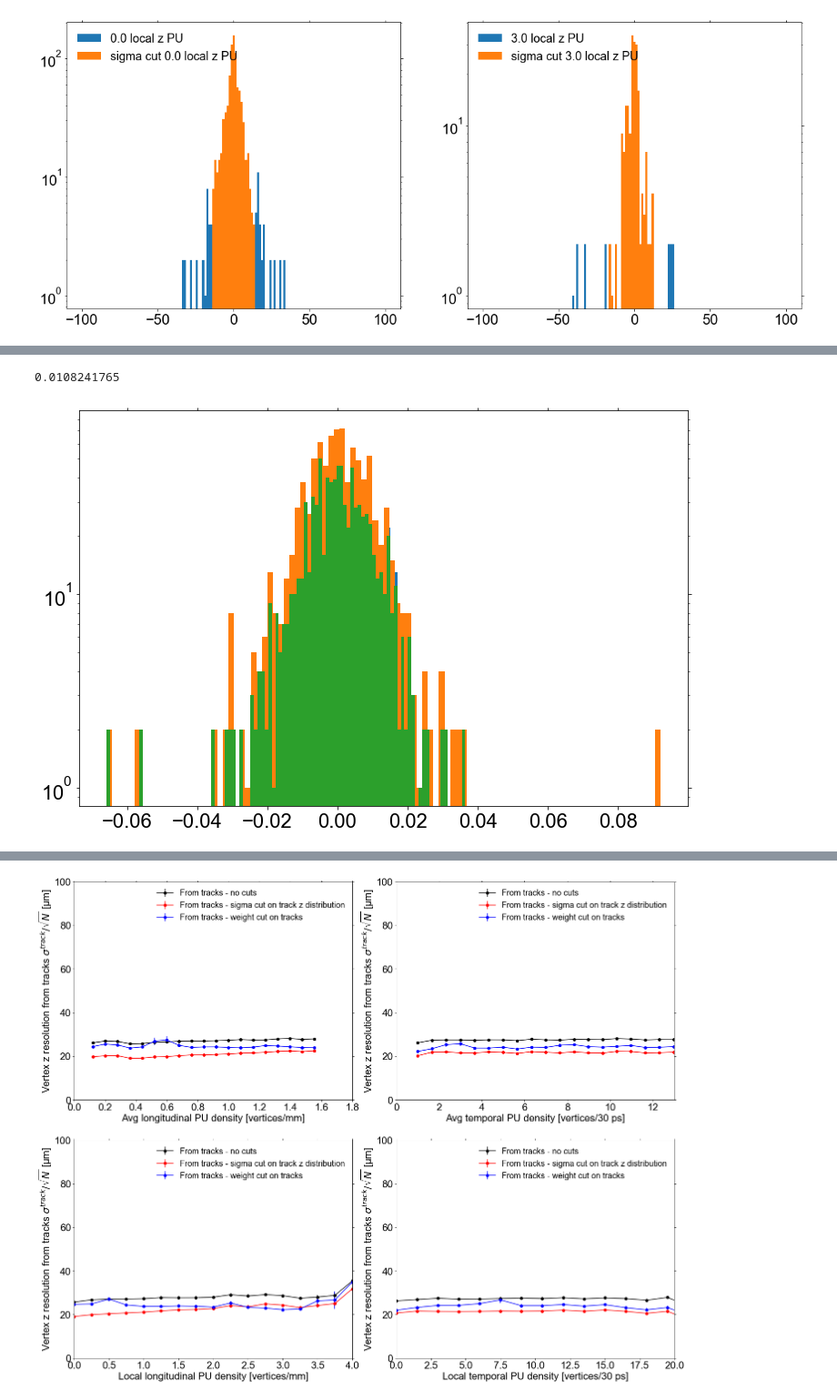
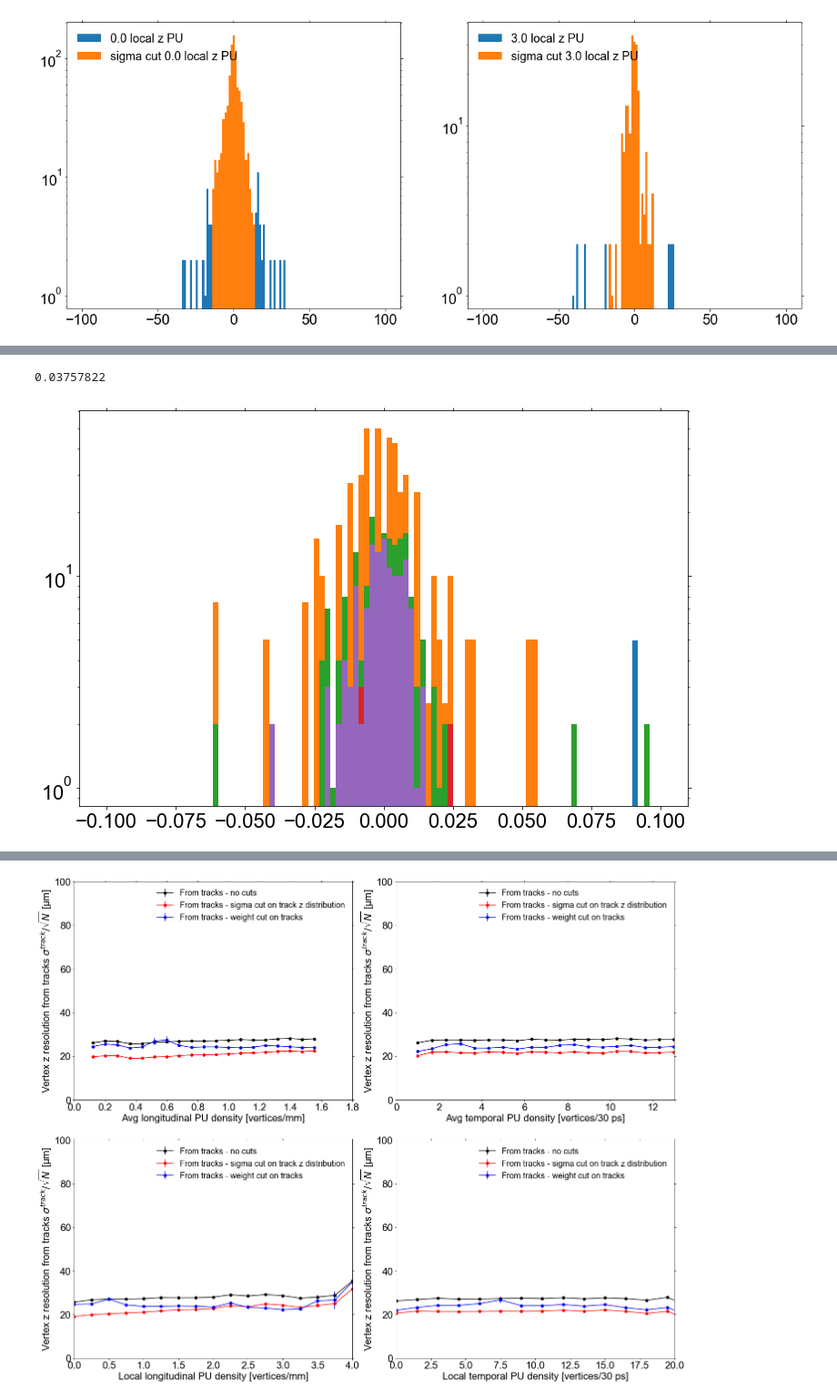
Before and after one commit to ttlindkvist/4DTracking, a Jupyter notebook: pileup_z.ipynb, the cells around one changed output, grey strips where cells are left out. Shown at 91% size. Drawn from its saved outputs; the diff is of its cells as text; code cells hidden in the pictures.

```diff
--- a/pileup_z.ipynb
+++ b/pileup_z.ipynb
@@ -439,25 +511,25 @@ def basic_estimator_performance(events_in_bins, reco_idxs, truth_idxs, all_truth
         weighted_vs_fit_delta_z.append(np.array(bin_weighted_vs_fit_delta_z))
         weighted_vs_truth_delta_z.append(np.array(bin_weighted_vs_truth_delta_z))
 
-        # weighted_vs_fit_rms.append(np.sqrt(np.mean(np.array(bin_weighted_vs_fit_delta_z)**2)))
-        weighted_vs_fit_rms.append(np.std(bin_weighted_vs_fit_delta_z, ddof=1))
-        # weighted_vs_truth_rms.append(np.sqrt(np.mean(np.array(bin_weighted_vs_truth_delta_z)**2)))
-        weighted_vs_truth_rms.append(np.std(bin_weighted_vs_truth_delta_z, ddof=1))
+        weighted_vs_fit_rms.append(np.sqrt(np.mean(np.array(bin_weighted_vs_fit_delta_z)**2)))
+        # weighted_vs_fit_rms.append(np.std(bin_weighted_vs_fit_delta_z, ddof=1))
+        weighted_vs_truth_rms.append(np.sqrt(np.mean(np.array(bin_weighted_vs_truth_delta_z)**2)))
+        # weighted_vs_truth_rms.append(np.std(bin_weighted_vs_truth_delta_z, ddof=1))
 
-        # weighted_vs_fit_rms_std.append(bootstrap_rms_std(bin_weighted_vs_fit_delta_z))
-        weighted_vs_fit_rms_std.append(bootstrap_std_std(bin_weighted_vs_fit_delta_z))
-        # weighted_vs_truth_rms_std.append(bootstrap_rms_std(bin_weighted_vs_truth_delta_z))
-        weighted_vs_truth_rms_std.append(bootstrap_std_std(bin_weighted_vs_truth_delta_z))
+        weighted_vs_fit_rms_std.append(bootstrap_rms_std(bin_weighted_vs_fit_delta_z))
+        # weighted_vs_fit_rms_std.append(bootstrap_std_std(bin_weighted_vs_fit_delta_z))
+        weighted_vs_truth_rms_std.append(bootstrap_rms_std(bin_weighted_vs_truth_delta_z))
+        # weighted_vs_truth_rms_std.append(bootstrap_std_std(bin_weighted_vs_truth_delta_z))
 
         ## sigma cutting
         weighted_vs_fit_delta_z_sigma = np.std(bin_weighted_vs_fit_delta_z, ddof=1)
         bin_weighted_vs_fit_delta_z_sigma_cut = np.array(bin_weighted_vs_fit_delta_z)[np.abs(bin_weighted_vs_fit_delta_z) < sigma_cut*weighted_vs_fit_delta_z_sigma]
         weighted_vs_fit_delta_z_sigma_cut.append(bin_weighted_vs_fit_delta_z_sigma_cut)
 
-        # weighted_vs_fit_rms_sigma_cut.append(np.sqrt(np.mean(np.array(bin_weighted_vs_fit_delta_z_sigma_cut)**2)))
-        weighted_vs_fit_rms_sigma_cut.append(np.std(bin_weighted_vs_fit_delta_z_sigma_cut, ddof=1))
-        # weighted_vs_fit_rms_std_sigma_cut.append(bootstrap_rms_std(bin_weighted_vs_fit_delta_z_sigma_cut))
-        weighted_vs_fit_rms_std_sigma_cut.append(bootstrap_std_std(bin_weighted_vs_fit_delta_z_sigma_cut))
+        weighted_vs_fit_rms_sigma_cut.append(np.sqrt(np.mean(np.array(bin_weighted_vs_fit_delta_z_sigma_cut)**2)))
+        # weighted_vs_fit_rms_sigma_cut.append(np.std(bin_weighted_vs_fit_delta_z_sigma_cut, ddof=1))
+        weighted_vs_fit_rms_std_sigma_cut.append(bootstrap_rms_std(bin_weighted_vs_fit_delta_z_sigma_cut))
+        # weighted_vs_fit_rms_std_sigma_cut.append(bootstrap_std_std(bin_weighted_vs_fit_delta_z_sigma_cut))
     return {
         'weighted_vs_fit_delta_z'   : np.array(weighted_vs_fit_delta_z),
         'weighted_vs_truth_delta_z' : np.array(weighted_vs_truth_delta_z),
@@ -859,24 +957,25 @@ link_tAPU_vtx_z_info = truth_to_reco_link_vtx_z_info(events_in_tAPU_bins, truthH
 # %%
 # plt.hist(link_zLPU_vtx_z_info['track_delta_z'][0], label='low local z PU', bins=100, density=True, alpha=0.7)
 # plt.hist(link_zLPU_vtx_z_info['track_delta_z'][11], label='high local z PU', bins=100, density=True, alpha=0.7)
 # plt.legend(frameon=False)
 # # plt.hist(link_zLPU_vtx_z_info['track_sigma_cut_delta_z'][idx], bins=100, density=True)
 # # plt.hist(link_zLPU_vtx_z_info['vtx_delta_z'][idx]  , bins=20, density=True)
-# bins = np.linspace(-0.3, 0.3, 100)
-# plt.hist(link_zLPU_vtx_z_info['vtx_weighted_delta_z'][idx], bins=bins, density=True)
-# plt.hist(link_zLPU_vtx_z_info['vtx_sigma_cut_weighted_delta_z'][idx], bins=bins, density=True, alpha=0.7)
+
+idx = 12
+bins = np.linspace(-0.1, 0.1, 100)
+plt.hist(link_zLPU_vtx_z_info['vtx_weighted_delta_z'][idx], bins=bins, density=True)
+plt.hist(link_zLPU_vtx_z_info['vtx_sigma_cut_weighted_delta_z'][idx], bins=bins, density=True)
 
 # plt.hist(zLPU_atheta_perf_no_link['delta_z'][idx], bins=100)
-idx = 0
-plt.hist(zLPU_athena_perf_link_req_HS['delta_z'][idx], bins=100)
-plt.hist(zLPU_athena_perf_req_clean['delta_z'][idx], bins=100)
-plt.hist(zLPU_athena_perf_req_cleanHS['delta_z'][idx], bins=100)
+plt.hist(zLPU_athena_perf_link_req_HS['delta_z'][idx], bins=bins)
+plt.hist(zLPU_athena_perf_req_clean['delta_z'][idx], bins=bins)
+plt.hist(zLPU_athena_perf_req_cleanHS['delta_z'][idx], bins=bins)
 # plt.hist(zLPU_atheta_perf_link_req_HS['delta_z'][idx], bins=100)
 plt.yscale('log')
 print(np.std(zLPU_athena_perf_link_req_HS['delta_z'][idx], ddof=1))
 # %% [output]
-0.0108241765
+0.03757822
-[figure, old version]
+[figure, new version]
 # %%
 fig, ((ax1, ax2), (ax3, ax4)) = plt.subplots(2, 2)
 fig.set_size_inches(20, 16)
```
Also changed, not shown: parts of 7 cells of this notebook, 2 other files.
